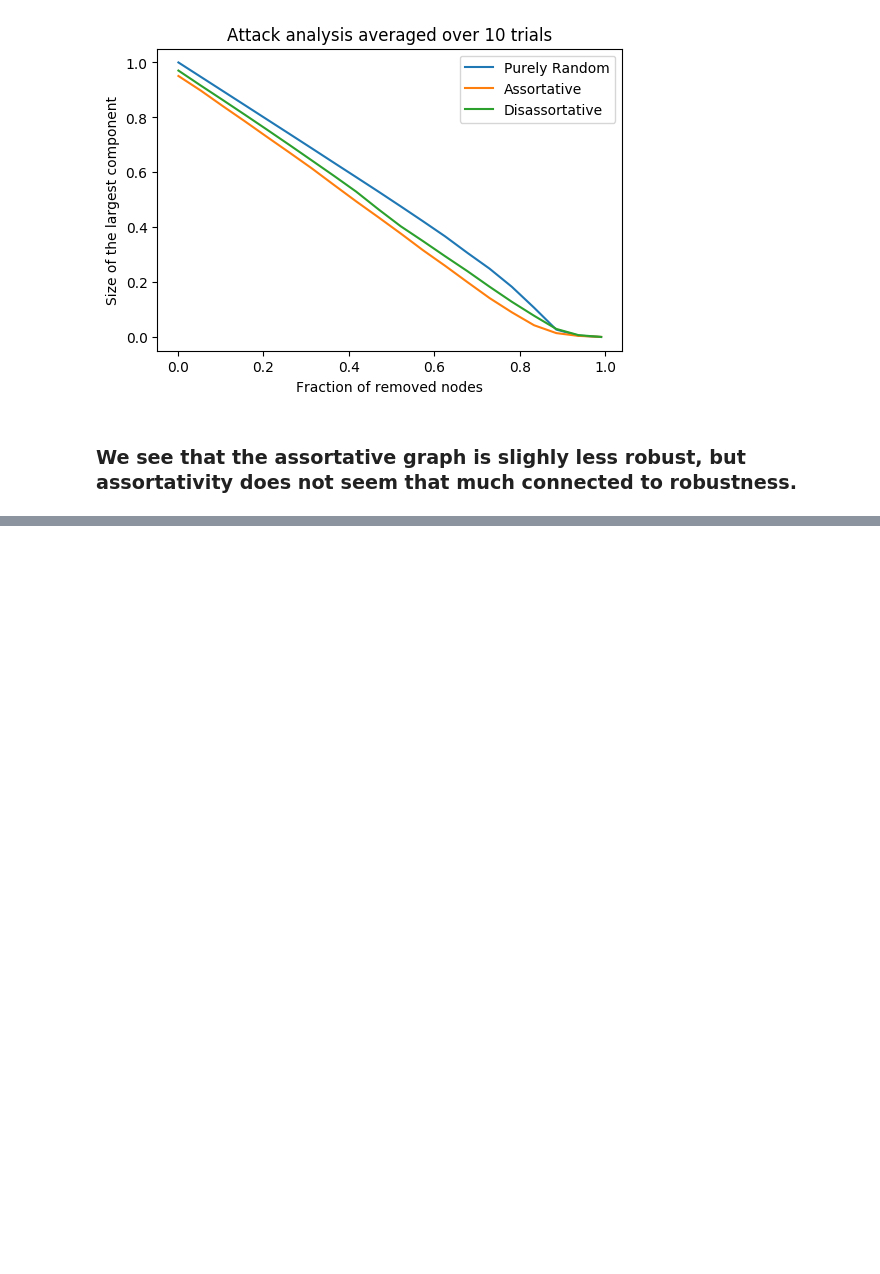
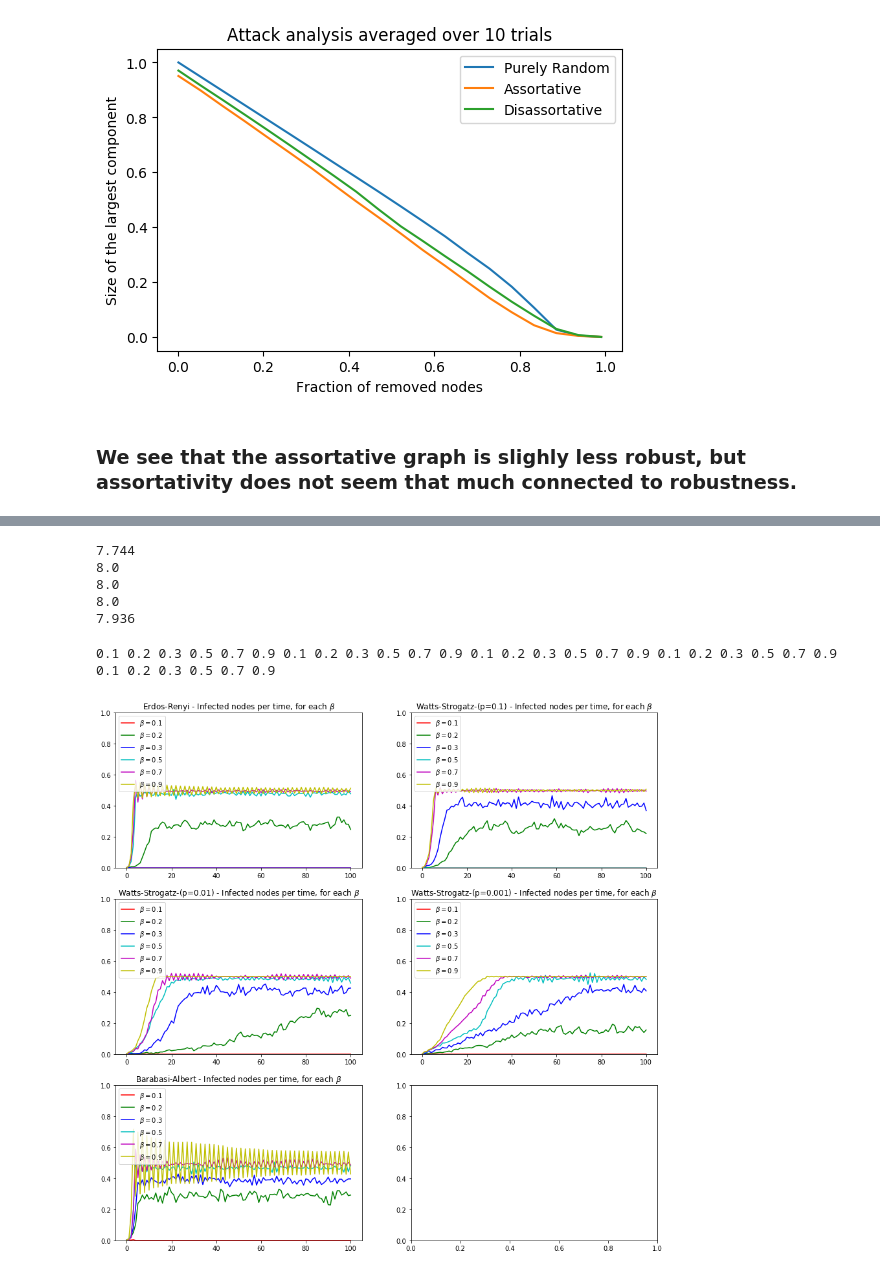
Before and after one commit to matheushjs/sandbox, a Jupyter notebook: complex_nets/lista4.ipynb, the cells around one changed output, grey strips where cells are left out. Saved outputs shown, nothing was run; the diff lists cells and outputs as text; code cells hidden in the pictures; blank space fills up the shorter version.

```diff
--- a/complex_nets/lista4.ipynb
+++ b/complex_nets/lista4.ipynb
@@ -416,0 +423,17 @@ Text(0.5, 1.0, 'Attack analysis averaged over 10 trials')
+# %%
+meanK = 8
+G1 = nx.erdos_renyi_graph(500, meanK / 499)
+G2 = nx.generators.watts_strogatz_graph(500, meanK, 0.1)
+G3 = nx.generators.watts_strogatz_graph(500, meanK, 0.01)
+G4 = nx.generators.watts_strogatz_graph(500, meanK, 0.001)
+G5 = nx.generators.barabasi_albert_graph(500, meanK//2)
+
+allG = [G1, G2, G3, G4, G5]
+for g in allG:
+    print(np.mean(getVals(g.degree)))
+# %% [output]
+7.744
+8.0
+8.0
+8.0
+7.936
@@ -416,0 +486,19 @@ Text(0.5, 1.0, 'Attack analysis averaged over 10 trials')
+# %%
+fig, ax = plt.subplots(nrows=3, ncols=2, figsize=(15, 15))
+ax = np.ravel(ax)
+
+names = ["Erdos-Renyi", "Watts-Strogatz-(p=0.1)", "Watts-Strogatz-(p=0.01)", "Watts-Strogatz-(p=0.001)", "Barabasi-Albert"]
+
+for idx, G in enumerate(allG):
+    for idx2, beta in enumerate([0.1, 0.2, 0.3, 0.5, 0.7, 0.9]):
+        print(beta, end=" ")
+        result = infectionSIS(G, beta=beta)
+        ax[idx].plot(result["time"], np.array(result["infected"]) / 500,
+                     c=colors[idx2 % len(colors)],
+                     label="$β = {}$".format(np.round(result["beta"], decimals=2)))
+        ax[idx].legend()
+        ax[idx].set_title("{} - Infected nodes per time, for each $β$".format(names[idx]))
+        ax[idx].set_ylim([0, 1])
+# %% [output]
+0.1 0.2 0.3 0.5 0.7 0.9 0.1 0.2 0.3 0.5 0.7 0.9 0.1 0.2 0.3 0.5 0.7 0.9 0.1 0.2 0.3 0.5 0.7 0.9 0.1 0.2 0.3 0.5 0.7 0.9
+[figure, added]
```
Also changed, not shown: parts of 11 cells of this notebook.
